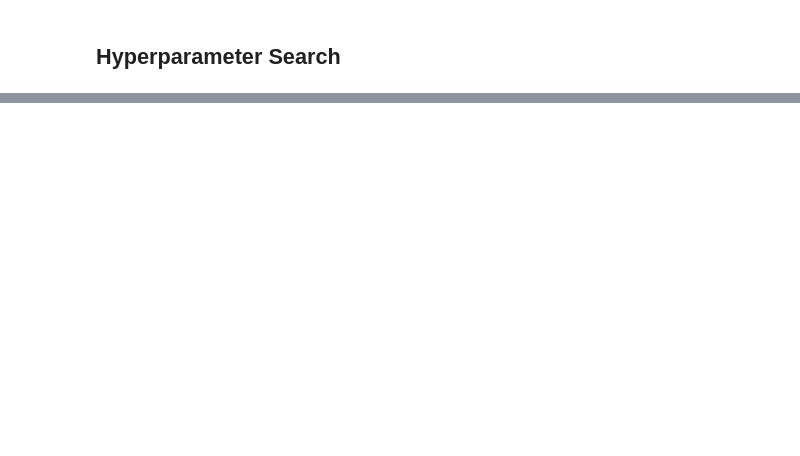
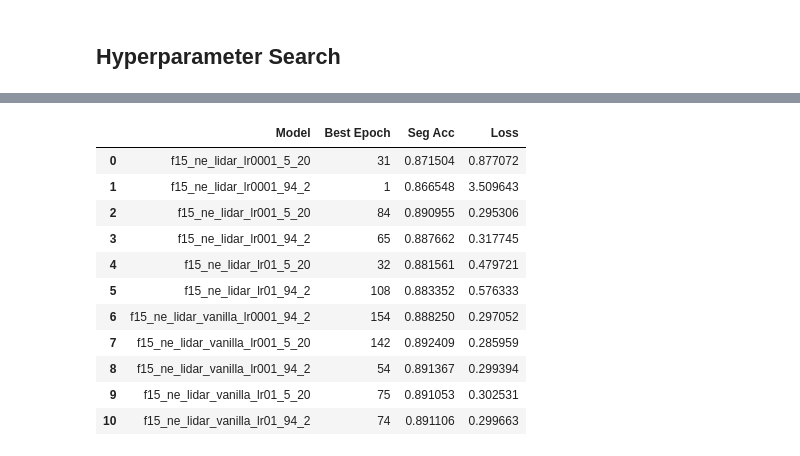
Before and after one commit to MAPieschl/PointCloudProcessing, a Jupyter notebook: point_cloud_toolkit/hyperparameter_search.ipynb, the cells around one changed output, grey strips where cells are left out. Saved outputs shown, nothing was run; the diff lists cells and outputs as text; code cells hidden in the pictures; blank space fills up the shorter version.

```diff
--- a/point_cloud_toolkit/hyperparameter_search.ipynb
+++ b/point_cloud_toolkit/hyperparameter_search.ipynb
@@ -47,7 +49,7 @@ plot.show()
 # %%
 MODEL_ROOT = "D:/models/hyperparameter_search/kc46/"
 
-plot = LinePlot( title = f'Best Hyperparameters for full PointNet -> Initial learning rate = 0.001, decays 0.94 every 2 epochs || Validation Segmentation Accuracy -> 0.991',
+plot = LinePlot( title = f'Best Hyperparameters for full PointNet on the KC-46 -> Initial learning rate = 0.001, decays 0.94 every 2 epochs || Validation Segmentation Accuracy -> 0.991',
                 x_axis_title = 'Epochs',
                 y1_axis_title = 'Validation - Segmentation Sparse Categorical Accuracy',
                 y2_axis_title = 'Validation Loss' )
@@ -62,10 +64,11 @@ for model_dir in os.listdir( MODEL_ROOT ):
             plot.add_y2_trace( np.clip( np.array( models[model_dir]['val_loss'] ), 0, 2 ), model_dir )
 
 plot.show()
+plot.get_fig().write_image( 'E:/AFIT/AAR/5_Thesis/doc/figures/hyperparameter_search/kc-46_best_full.png', width = 800, height = 400 )
 # %%
 MODEL_ROOT = "D:/models/hyperparameter_search/kc46/"
 
-plot = LinePlot( title = f'Best Hyperparameters for Vanilla PointNet -> Initial learning rate = 0.001, decays 0.5 every 20 epochs || Validation Segmentation Accuracy -> 0.990',
+plot = LinePlot( title = f'Best Hyperparameters for Vanilla PointNet on the KC-46 -> Initial learning rate = 0.001, decays 0.5 every 20 epochs || Validation Segmentation Accuracy -> 0.990',
                 x_axis_title = 'Epochs',
                 y1_axis_title = 'Validation - Segmentation Sparse Categorical Accuracy',
                 y2_axis_title = 'Validation Loss' )
@@ -80,31 +83,47 @@ for model_dir in os.listdir( MODEL_ROOT ):
             plot.add_y2_trace( np.clip( np.array( models[model_dir]['val_loss'] ), 0, 2 ), model_dir )
 
 plot.show()
+plot.get_fig().write_image( 'E:/AFIT/AAR/5_Thesis/doc/figures/hyperparameter_search/kc-46_best_vanilla.png', width = 800, height = 400 )
 # %%
 MODEL_ROOT = "D:/models/hyperparameter_search/f15_scaled/"
 
-plot = LinePlot( title = f'Hyperparameter Selection',
+plot = LinePlot( title = f'Hyperparameter Selection - F-15J scaled model',
                 x_axis_title = 'Epochs',
                 y1_axis_title = 'Validation - Segmentation Sparse Categorical Accuracy',
                 y2_axis_title = 'Validation Loss' )
 
 best: dict[str, list] = { 'Model': [], 'Best Epoch': [], 'Seg Acc': [], 'Loss': [] }
 models: dict[str, dict] = {}
 for model_dir in os.listdir( MODEL_ROOT ):
     with open( f"{MODEL_ROOT}{model_dir}/final/{model_dir}_final_history.json", "r" ) as j:
         models[model_dir] = json.load( j )
 
         plot.add_y1_trace( np.array( models[model_dir]['segmentation_output_sparse_categorical_accuracy'] ), model_dir )
         plot.add_y2_trace( np.clip( np.array( models[model_dir]['val_loss'] ), 0, 1000 ), model_dir )
 
         best['Model'].append( model_dir )
         best['Best Epoch'].append( np.argmin( np.array( models[model_dir]['val_loss'] ) ) + 1 )
         best['Seg Acc'].append( np.max( np.array( models[model_dir]['segmentation_output_sparse_categorical_accuracy'] ) ) )
         best['Loss'].append( np.min( np.array( models[model_dir]['val_loss'] ) ) )
 
 best_df = pd.DataFrame( data = best )
 display( best_df )
 plot.show()
+plot.get_fig().write_image( 'E:/AFIT/AAR/5_Thesis/doc/figures/hyperparameter_search/f15_scaled_full.png', width = 1200, height = 600 )
+best_df.to_latex( 'E:/AFIT/AAR/5_Thesis/doc/tables/hyperparameter_search/f-15_hp_search_results.tex', float_format = '%.3f' )
+# %% [output]
+|  | Model | Best Epoch | Seg Acc | Loss |
+| 0 | f15_ne_lidar_lr0001_5_20 | 31 | 0.871504 | 0.877072 |
+| 1 | f15_ne_lidar_lr0001_94_2 | 1 | 0.866548 | 3.509643 |
+| 2 | f15_ne_lidar_lr001_5_20 | 84 | 0.890955 | 0.295306 |
+| 3 | f15_ne_lidar_lr001_94_2 | 65 | 0.887662 | 0.317745 |
+| 4 | f15_ne_lidar_lr01_5_20 | 32 | 0.881561 | 0.479721 |
+| 5 | f15_ne_lidar_lr01_94_2 | 108 | 0.883352 | 0.576333 |
+| 6 | f15_ne_lidar_vanilla_lr0001_94_2 | 154 | 0.888250 | 0.297052 |
+| 7 | f15_ne_lidar_vanilla_lr001_5_20 | 142 | 0.892409 | 0.285959 |
+| 8 | f15_ne_lidar_vanilla_lr001_94_2 | 54 | 0.891367 | 0.299394 |
+| 9 | f15_ne_lidar_vanilla_lr01_5_20 | 75 | 0.891053 | 0.302531 |
+| 10 | f15_ne_lidar_vanilla_lr01_94_2 | 74 | 0.891106 | 0.299663 |
 # %%
 MODEL_ROOT = "D:/models/hyperparameter_search/f15_scaled/"
 
```
Also changed, not shown: parts of 3 cells of this notebook, 20 other files.
